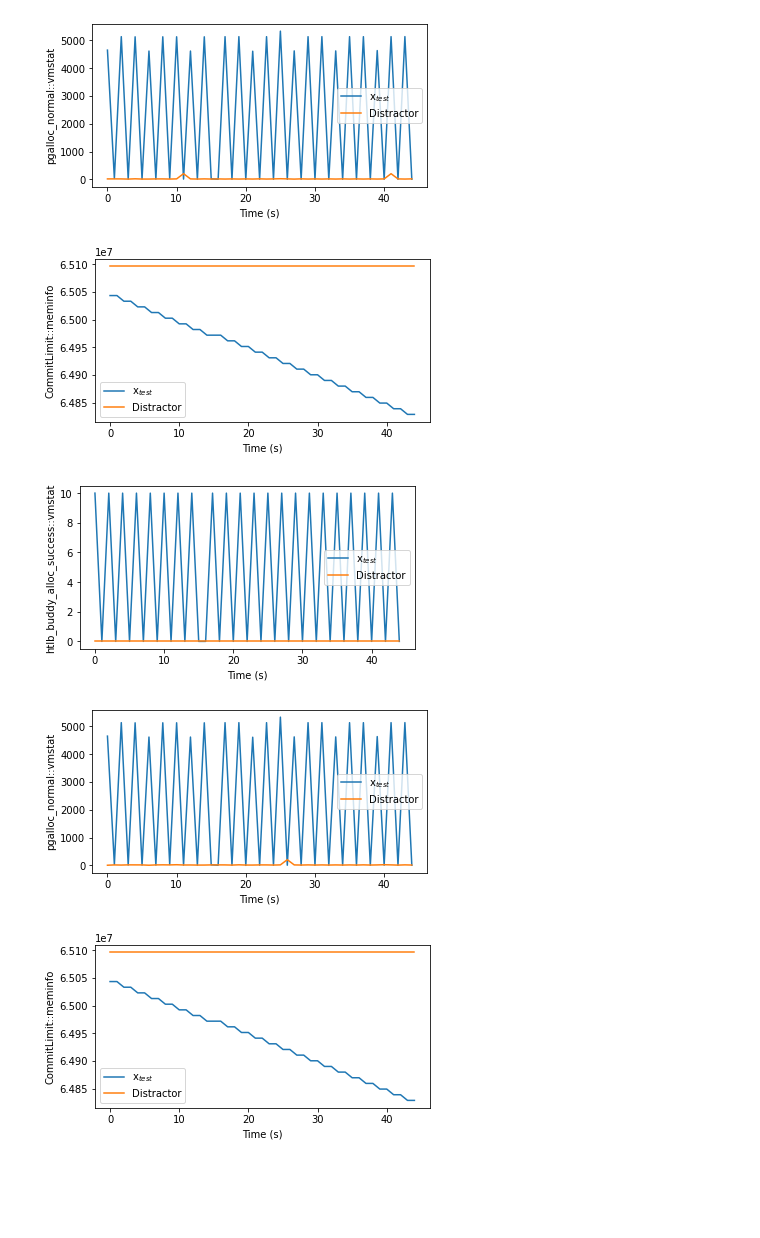
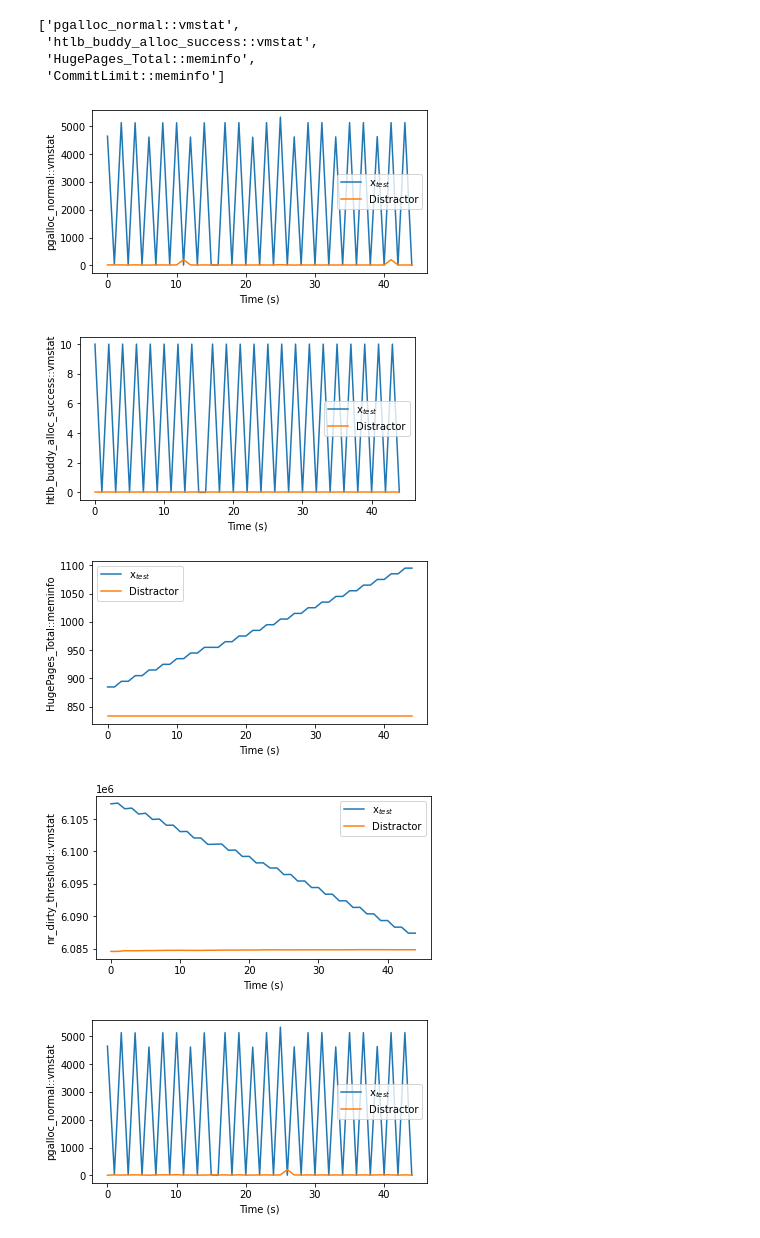
Before and after one commit to peaclab/CoMTE, a Jupyter notebook: hpc_example_usage.ipynb, the cells around one changed output. Saved outputs shown, nothing was run; the diff lists cells and outputs as text; code cells hidden in the pictures; blank space fills up the shorter version.

Commit message:
Improved data loader

```diff
--- a/hpc_example_usage.ipynb
+++ b/hpc_example_usage.ipynb
@@ -26,4 +22,3 @@ PosixPath('/usr3/graduate/baksar/projectx/CoMTE/data/hpas')
-# %%
-#If you want to
-timeseries, labels, test_timeseries, test_labels = data_loading.load_hpc_data(DATA_PATH,
-                classes=['dcopy', 'dial', 'leak', 'memeater', 'memorybandwidth', 'none'])
+# %%
+timeseries, labels, test_timeseries, test_labels = \
+        data_loading.get_dataset(DATASET_NAME, binary=False)
@@ -80,4 +73,5 @@ for p, (idx, row) in zip(preds, test_labels.iterrows()):
 # %%
+#Convert "memory leak" to "normal" class
 comte = explainers.OptimizedSearch(pipeline, timeseries, labels, silent=False, threads=1)
-comte.explain(test_timeseries.loc[['5c15428439747d4a8fa8f85d_60'], :, :], to_maximize=5, savefig=False)
+comte.explain(test_timeseries.loc[['5c15428439747d4a8fa8f85d_60'], :, :], to_maximize=6, savefig=False)
 # %% [output]
@@ -87,6 +95,10 @@ comte.explain(test_timeseries.loc[['5c15428439747d4a8fa8f85d_60'], :, :], to_max
+['pgalloc_normal::vmstat',
+ 'htlb_buddy_alloc_success::vmstat',
+ 'HugePages_Total::meminfo',
+ 'CommitLimit::meminfo']
 [figure]
-[figure, old version]
+[figure, new version]
-[figure, old version]
+[figure, new version]
-[figure, old version]
+[figure, new version]
-[figure, old version]
+[figure, new version]
 [figure]
```
Also changed, not shown: parts of 6 cells of this notebook, 1 other file.
